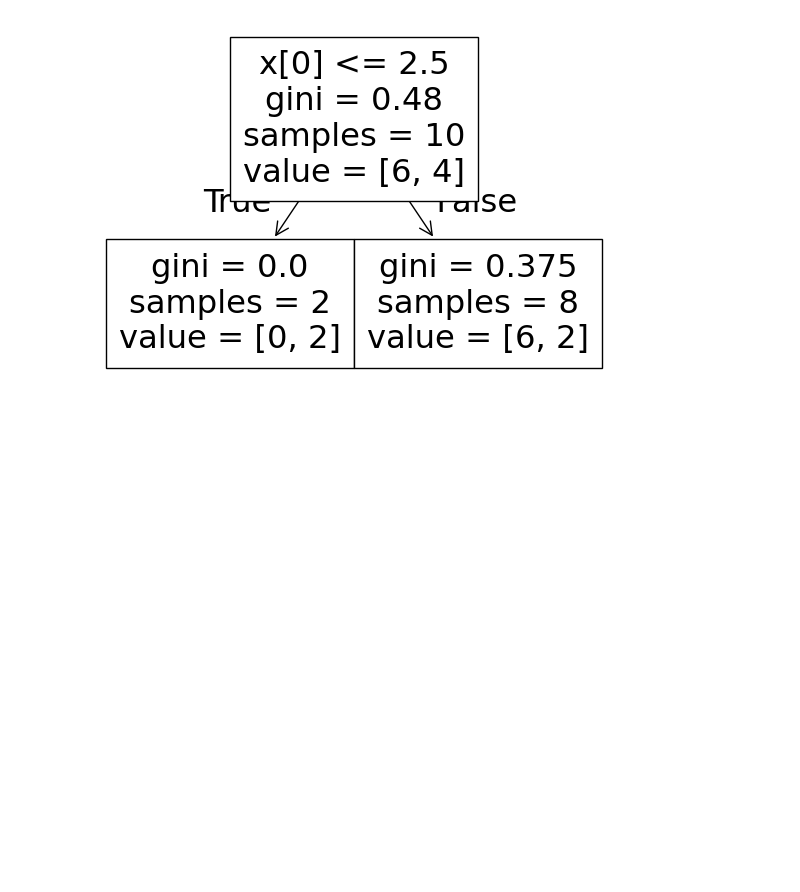
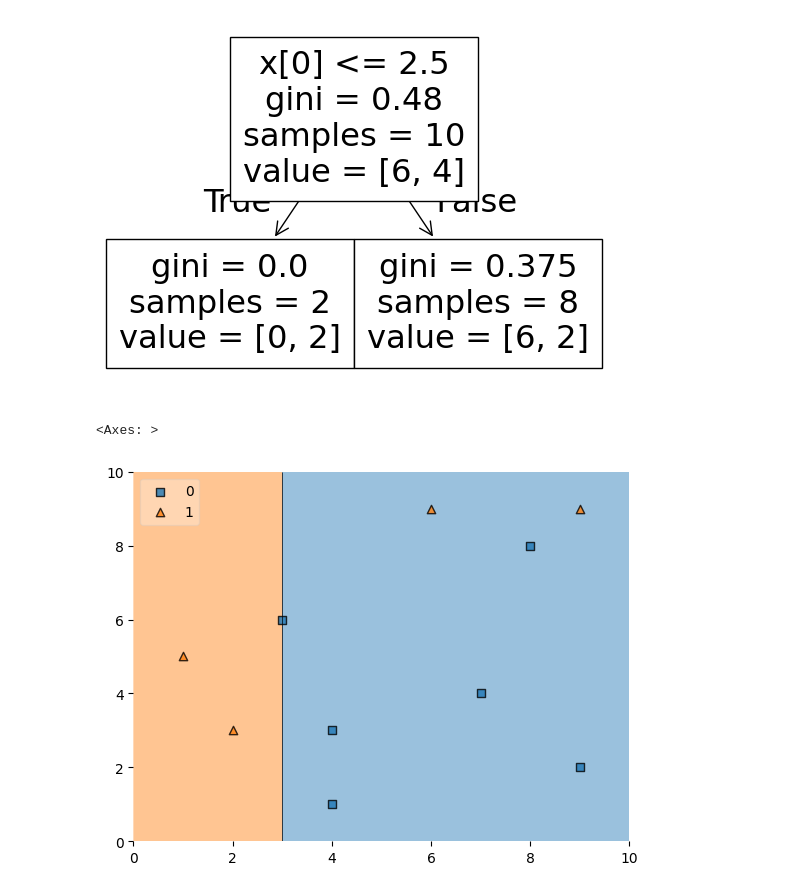
Before and after one commit to utkarshsahil04/Machine_learning_campusX_code, a Jupyter notebook: Lecture116/adaboost.ipynb, the cells around one changed output. Cells and saved outputs as stored; diff of their text form; code cells hidden in the pictures; blank space fills up the shorter version.

```diff
--- a/Lecture116/adaboost.ipynb
+++ b/Lecture116/adaboost.ipynb
@@ -68,3 +68,8 @@ plot_tree(dt1)
  Text(0.75, 0.25, 'gini = 0.375\nsamples = 8\nvalue = [6, 2]'),
  Text(0.625, 0.5, '  False')]
 [figure]
+# %%
+plot_decision_regions(X,y,clf=dt1,legend=2)
+# %% [output]
+<Axes: >
+[figure, added]
```
